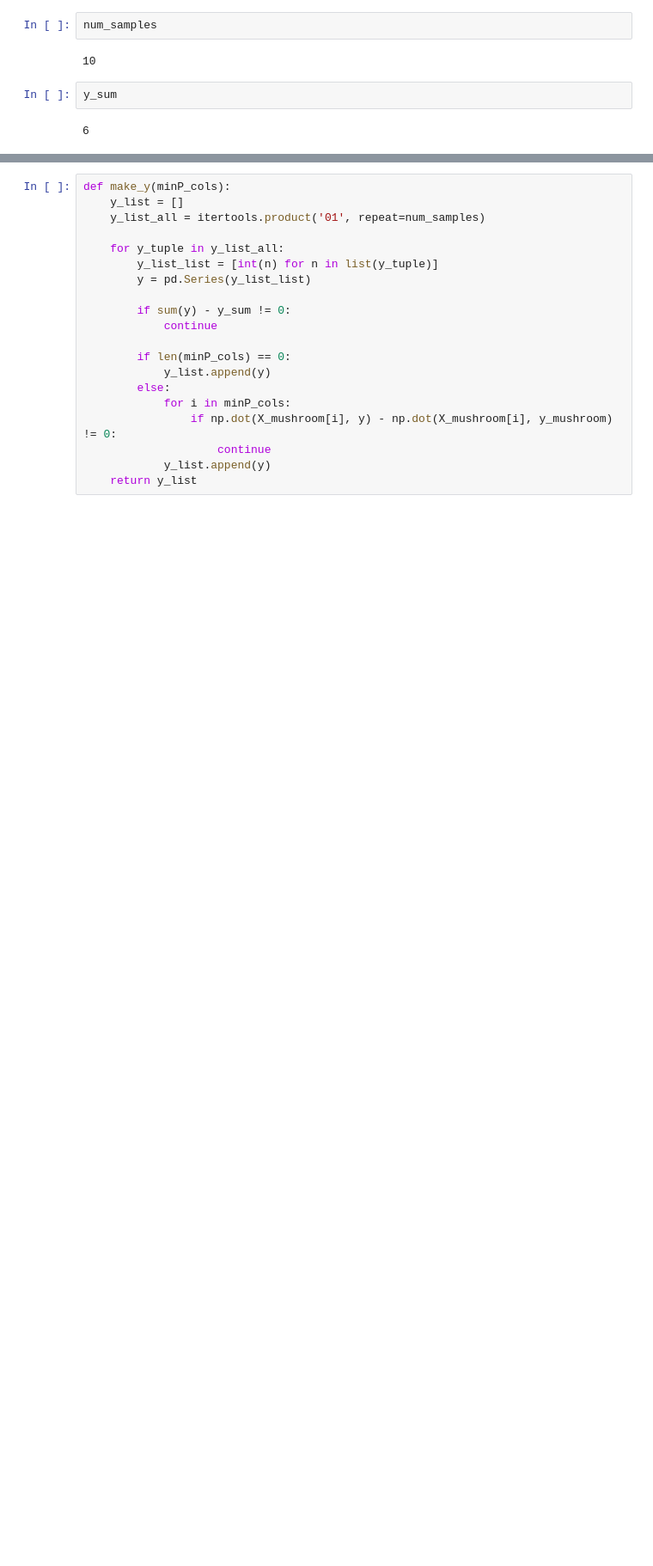
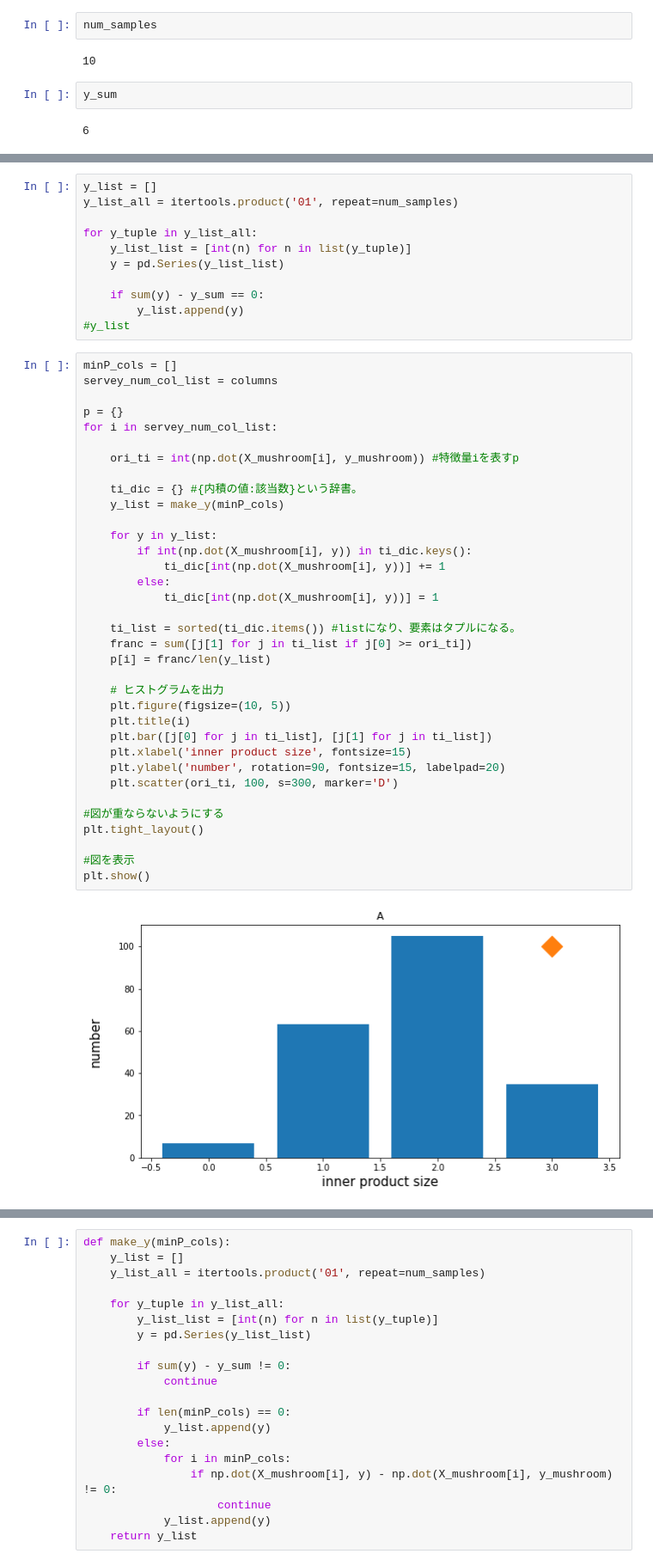
Before and after one commit to twinkle13531/master_degree, a Jupyter notebook: 202008/scripts/Add_features_10_enumurate.ipynb, the cells around one changed output, grey strips where cells are left out. Shown at 86% size. Saved outputs shown, nothing was run; the diff lists cells and outputs as text; blank space fills up the shorter version.

Commit message:
bar plots to express t^0

```diff
--- a/202008/scripts/Add_features_10_enumurate.ipynb
+++ b/202008/scripts/Add_features_10_enumurate.ipynb
@@ -52,0 +62,48 @@ y_sum
+# %%
+y_list = []
+y_list_all = itertools.product('01', repeat=num_samples)
+
+for y_tuple in y_list_all:
+    y_list_list = [int(n) for n in list(y_tuple)]
+    y = pd.Series(y_list_list)
+
+    if sum(y) - y_sum == 0:
+        y_list.append(y)
+#y_list
+# %%
+minP_cols = []
+servey_num_col_list = columns
+
+p = {}
+for i in servey_num_col_list:
+
+    ori_ti = int(np.dot(X_mushroom[i], y_mushroom)) #特徴量iを表すp
+
+    ti_dic = {} #{内積の値:該当数}という辞書。
+    y_list = make_y(minP_cols)
+
+    for y in y_list:
+        if int(np.dot(X_mushroom[i], y)) in ti_dic.keys():
+            ti_dic[int(np.dot(X_mushroom[i], y))] += 1
+        else:
+            ti_dic[int(np.dot(X_mushroom[i], y))] = 1
+
+    ti_list = sorted(ti_dic.items()) #listになり、要素はタプルになる。
+    franc = sum([j[1] for j in ti_list if j[0] >= ori_ti])
+    p[i] = franc/len(y_list)
+
+    # ヒストグラムを出力
+    plt.figure(figsize=(10, 5))
+    plt.title(i)
+    plt.bar([j[0] for j in ti_list], [j[1] for j in ti_list])
+    plt.xlabel('inner product size', fontsize=15)
+    plt.ylabel('number', rotation=90, fontsize=15, labelpad=20)
+    plt.scatter(ori_ti, 100, s=300, marker='D')
+
+#図が重ならないようにする
+plt.tight_layout()
+
+#図を表示
+plt.show()
+# %% [output]
+[figure, added]
```
Also changed, not shown: parts of 4 cells of this notebook, 1 other file.
